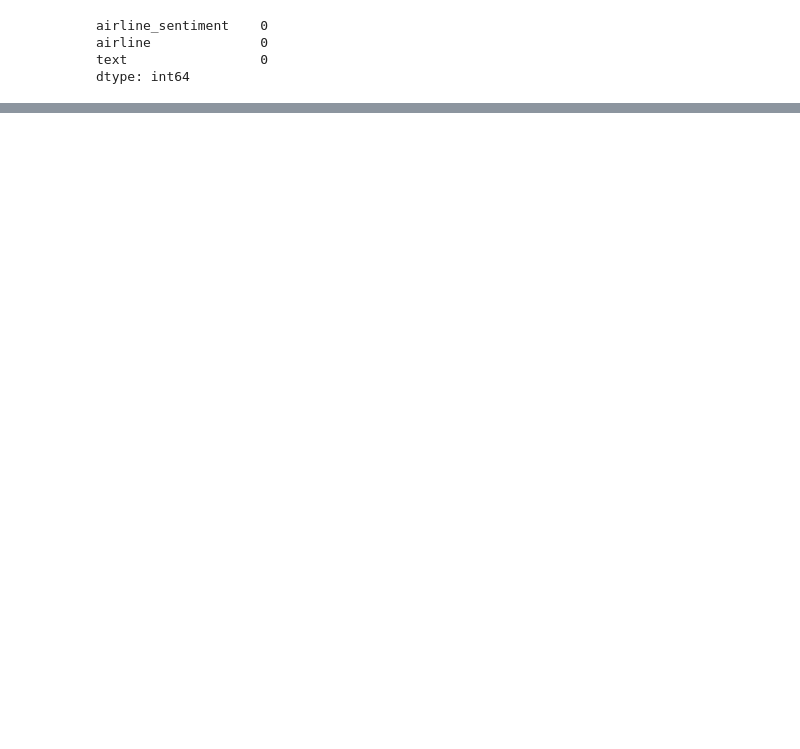
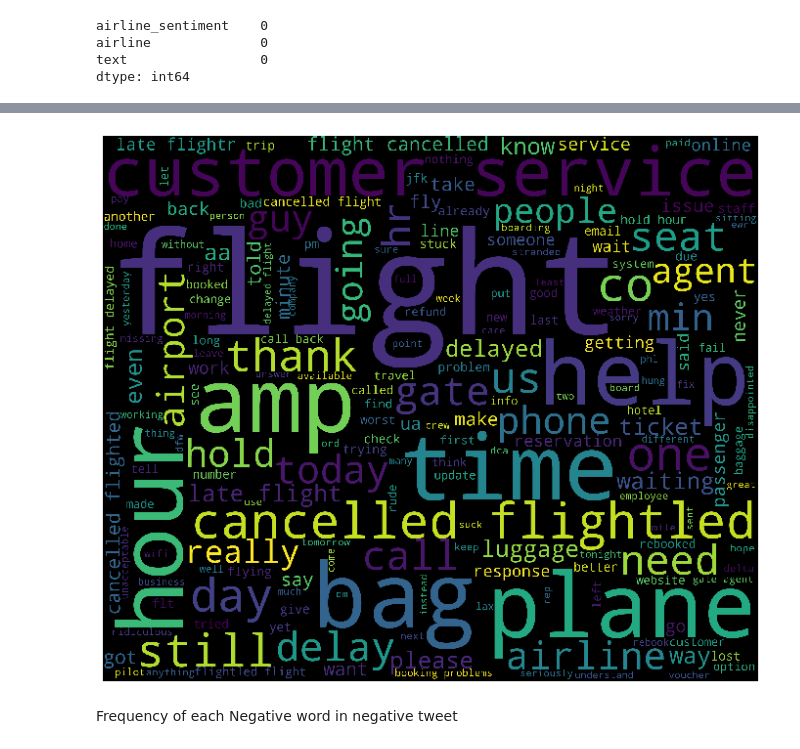
Before and after one commit to shritidatta/Predict_Customer_Sentiment, a Jupyter notebook: Usecase-3_Predict_Customer_Sentiment.ipynb, the cells around one changed output, grey strips where cells are left out. Cells and saved outputs as stored; diff of their text form; code cells hidden in the pictures; blank space fills up the shorter version.

```diff
--- a/Usecase-3_Predict_Customer_Sentiment.ipynb
+++ b/Usecase-3_Predict_Customer_Sentiment.ipynb
@@ -217,0 +205,2 @@ building_data_df.shape
+# %%
+stop_words= set(stopwords.words('english'))
@@ -217,0 +249,3 @@ building_data_df.shape
+# %%
+# error reversal
+airline_data_df = airline_data_df1.copy()
@@ -217,0 +256,4 @@ building_data_df.shape
+# %%
+# Remove Stop words
+# airline_data_df['sentiment_filtered'] = ''
+airline_data_df['sentiment_stwrd_rmvd'] =airline_data_df['airline_sentiment'].apply(lambda x: [w for w in x if not w in stop_words] )
@@ -217,0 +315,25 @@ building_data_df.shape
+# %%
+# Words that are occuring frequently but not needed for frequency
+ignored_words = set(['americanair','@', 'virginamerica','united','usairways','southwestair','jetblue','http'])
+# %%
+new_airline_data_df=airline_data_df[airline_data_df['airline_sentiment']=='negative']
+all_neg_tweets = ' '.join(new_airline_data_df['clean_tweet_tokens'])
+tweet_words = all_neg_tweets.split()
+
+selected_words_neg = (word for word in tweet_words if word not in ignored_words)
+
+final_sentence_neg = ' '.join(selected_words_neg)
+
+wordcloud_neg = WordCloud(stopwords=STOPWORDS,
+                      background_color='black',
+                      width=3000,
+                      height=2500
+                     ).generate(final_sentence_neg)
+plt.figure(1,figsize=(12, 12))
+plt.imshow(wordcloud_neg)
+plt.axis('off')
+plt.show()
+# %% [output]
+[figure, added]
+# %% [markdown]
+Frequency of each Negative word in negative tweet
```
Also changed, not shown: parts of 74 cells of this notebook, 2 other files.
